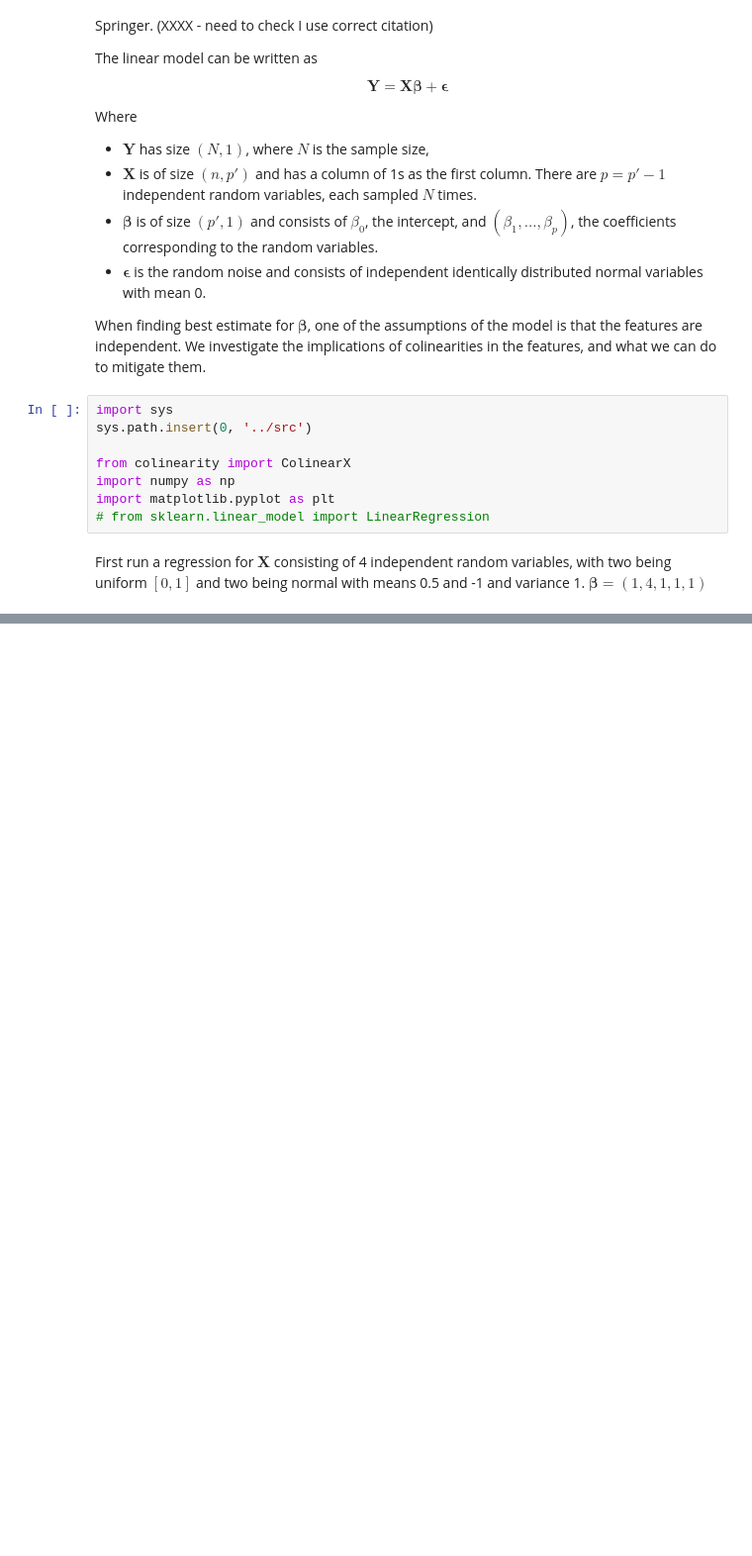
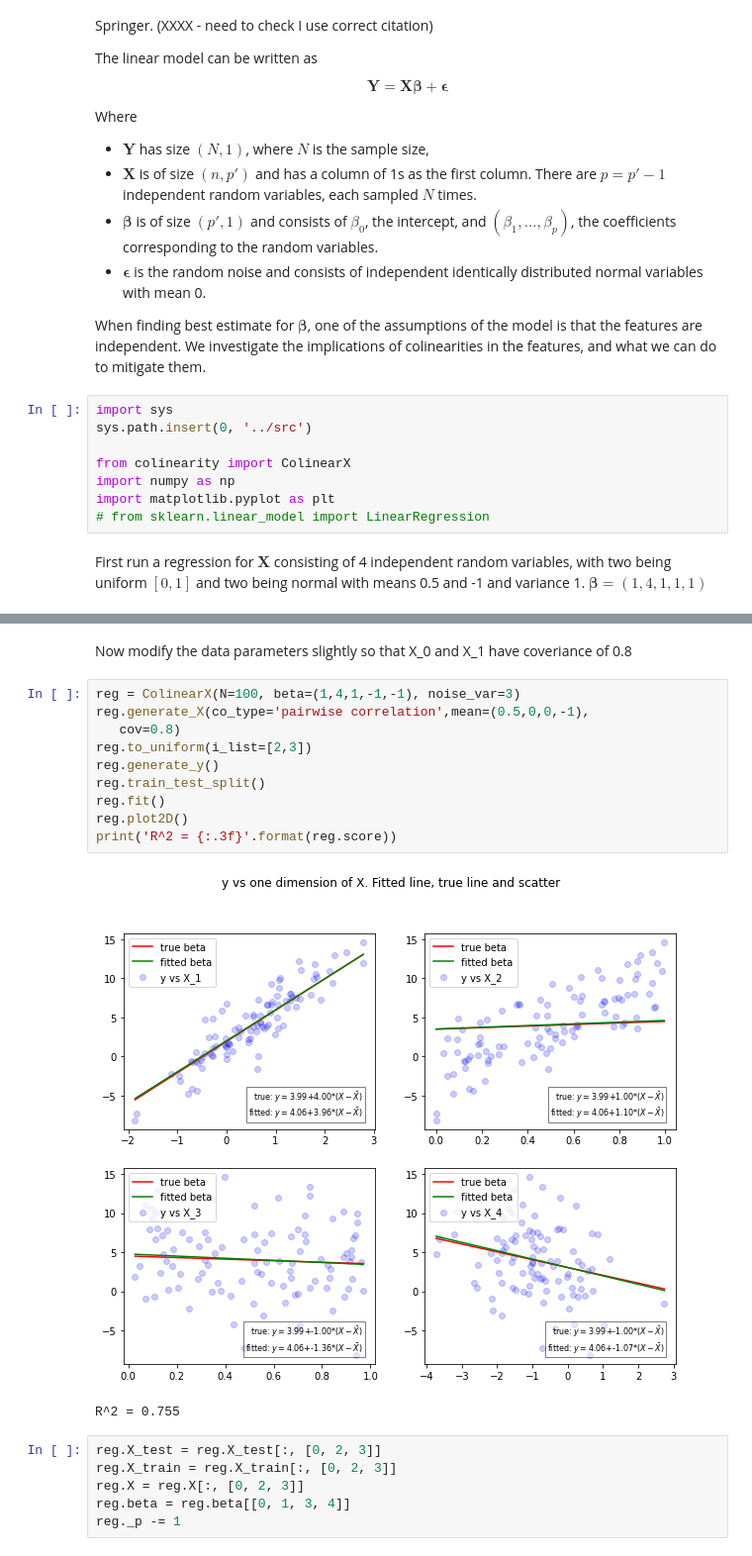
Before and after one commit to alexxcollins/AI_INM702_collab, a Jupyter notebook: nb/collinearity.ipynb, the cells around one changed output, grey strips where cells are left out. Shown at 99% size. Saved outputs shown, nothing was run; the diff lists cells and outputs as text; blank space fills up the shorter version.

```diff
--- a/nb/collinearity.ipynb
+++ b/nb/collinearity.ipynb
@@ -40,0 +41,21 @@ R^2 = 0.83
+# %% [markdown]
+Now modify the data parameters slightly so that X_0 and X_1 have coveriance of 0.8
+# %%
+reg = ColinearX(N=100, beta=(1,4,1,-1,-1), noise_var=3)
+reg.generate_X(co_type='pairwise correlation',mean=(0.5,0,0,-1),
+   cov=0.8)
+reg.to_uniform(i_list=[2,3])
+reg.generate_y()
+reg.train_test_split()
+reg.fit()
+reg.plot2D()
+print('R^2 = {:.3f}'.format(reg.score))
+# %% [output]
+[figure, added]
+R^2 = 0.755
+# %%
+reg.X_test = reg.X_test[:, [0, 2, 3]]
+reg.X_train = reg.X_train[:, [0, 2, 3]]
+reg.X = reg.X[:, [0, 2, 3]]
+reg.beta = reg.beta[[0, 1, 3, 4]]
+reg._p -= 1
```
Also changed, not shown: parts of 2 cells of this notebook.
